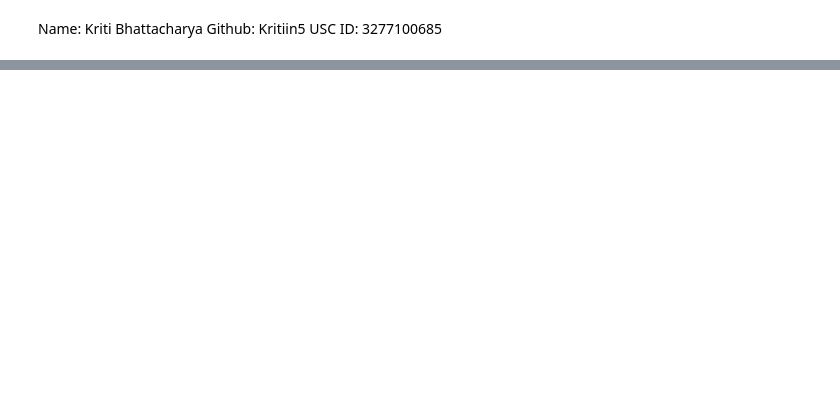
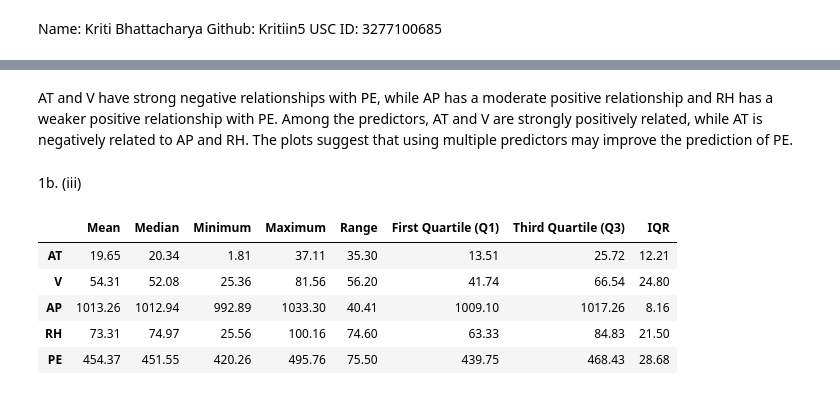
Before and after one commit to Kritiin5/DSCI-552-HW2, a Jupyter notebook: notebook/Bhattacharya_Kriti_HW2.ipynb, the cells around one changed output, grey strips where cells are left out. Drawn from its saved outputs; the diff is of its cells as text; code cells hidden in the pictures; blank space fills up the shorter version.

```diff
--- a/notebook/Bhattacharya_Kriti_HW2.ipynb
+++ b/notebook/Bhattacharya_Kriti_HW2.ipynb
@@ -22,0 +61,24 @@ data.head()
+# %% [markdown]
+AT and V have strong negative relationships with PE, while AP has a moderate positive relationship and RH has a weaker positive relationship with PE. Among the predictors, AT and V are strongly positively related, while AT is negatively related to AP and RH. The plots suggest that using multiple predictors may improve the prediction of PE.
+# %% [markdown]
+1b. (iii)
+# %%
+summary_statistics = pd.DataFrame({
+    'Mean': data.mean(),
+    'Median': data.median(),
+    'Minimum': data.min(),
+    'Maximum': data.max(),
+    'Range': data.max() - data.min(),
+    'First Quartile (Q1)': data.quantile(0.25),
+    'Third Quartile (Q3)': data.quantile(0.75),
+    'IQR': data.quantile(0.75) - data.quantile(0.25)
+})
+
+summary_statistics.round(2)
+# %% [output]
+|  | Mean | Median | Minimum | Maximum | Range | First Quartile (Q1) | Third Quartile (Q3) | IQR |
+| AT | 19.65 | 20.34 | 1.81 | 37.11 | 35.30 | 13.51 | 25.72 | 12.21 |
+| V | 54.31 | 52.08 | 25.36 | 81.56 | 56.20 | 41.74 | 66.54 | 24.80 |
+| AP | 1013.26 | 1012.94 | 992.89 | 1033.30 | 40.41 | 1009.10 | 1017.26 | 8.16 |
+| RH | 73.31 | 74.97 | 25.56 | 100.16 | 74.60 | 63.33 | 84.83 | 21.50 |
+| PE | 454.37 | 451.55 | 420.26 | 495.76 | 75.50 | 439.75 | 468.43 | 28.68 |
```
Also changed, not shown: parts of 15 cells of this notebook.
